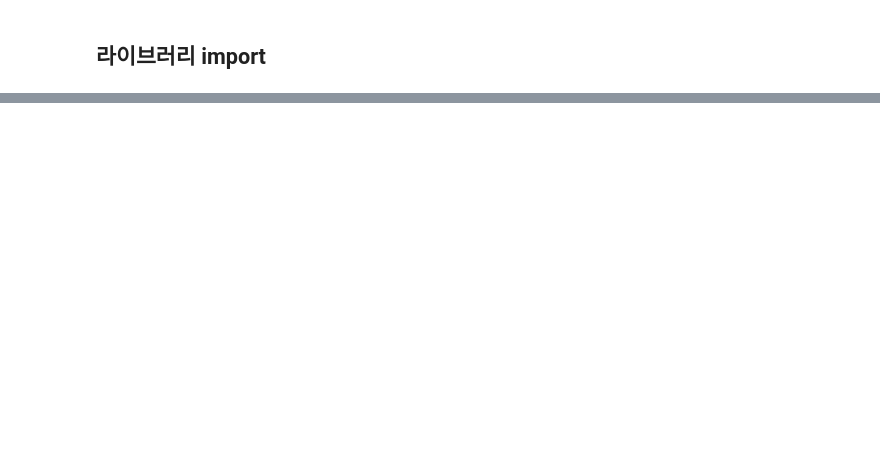
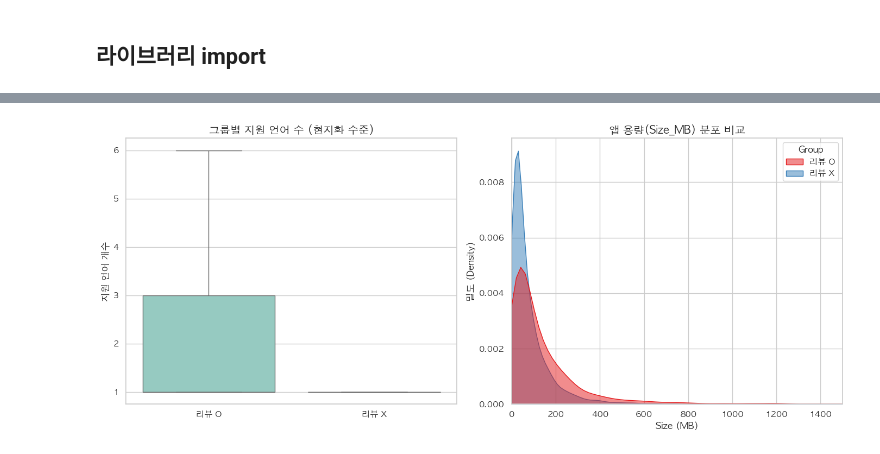
Before and after one commit to LoveBird-cute/appstore-strategy-games-eda, a Jupyter notebook: notebooks/strategy_games.ipynb, the cells around one changed output, grey strips where cells are left out. Drawn from its saved outputs; the diff is of its cells as text; code cells hidden in the pictures; blank space fills up the shorter version.

```diff
--- a/notebooks/strategy_games.ipynb
+++ b/notebooks/strategy_games.ipynb
@@ -50,0 +605,20 @@ print("Path to dataset files:", path)
+# %%
+fig, axes = plt.subplots(1, 2, figsize=(14, 6))
+
+# 좌측: 지원 언어 수 비교 (Boxplot)
+sns.boxplot(data=df_viz, x='Group', y='Languages_Counts', palette='Set3', ax=axes[0], showfliers=False)
+axes[0].set_title('그룹별 지원 언어 수 (현지화 수준)', fontsize=14, fontweight='bold')
+axes[0].set_ylabel('지원 언어 개수')
+axes[0].set_xlabel('')
+
+# 우측: 앱 용량 분포 비교 (KDE Plot - 겹침 플롯)
+sns.kdeplot(data=df_viz, x='Size_MB', hue='Group', fill=True, common_norm=False, alpha=0.5, palette='Set1', ax=axes[1])
+axes[1].set_xlim(0, 1500) # 시각적 편의를 위해 1.5GB 이상 초고용량 꼬리 부분은 컷오프
+axes[1].set_title('앱 용량(Size_MB) 분포 비교', fontsize=14, fontweight='bold')
+axes[1].set_ylabel('밀도 (Density)')
+axes[1].set_xlabel('Size (MB)')
+
+plt.tight_layout()
+plt.show()
+# %% [output]
+[figure, added]
```
Also changed, not shown: parts of 66 cells of this notebook.
